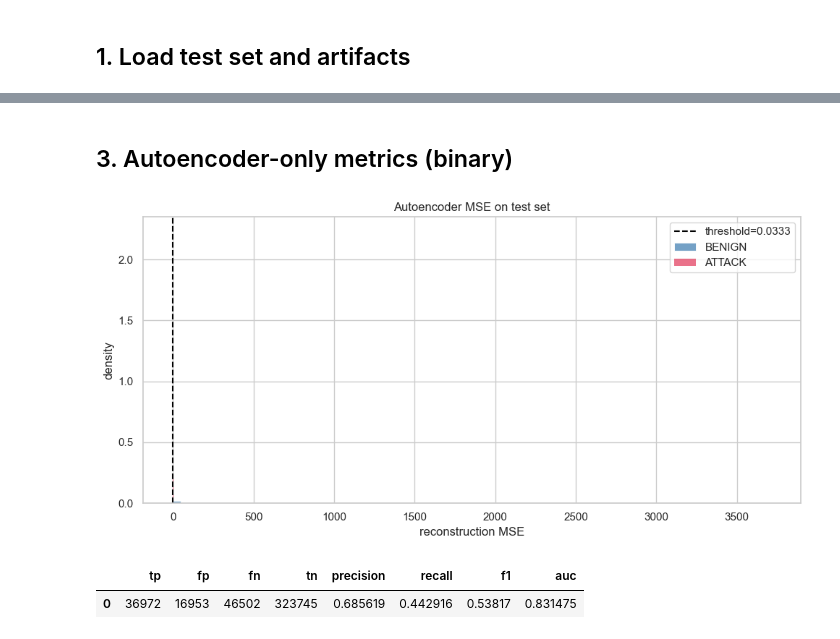
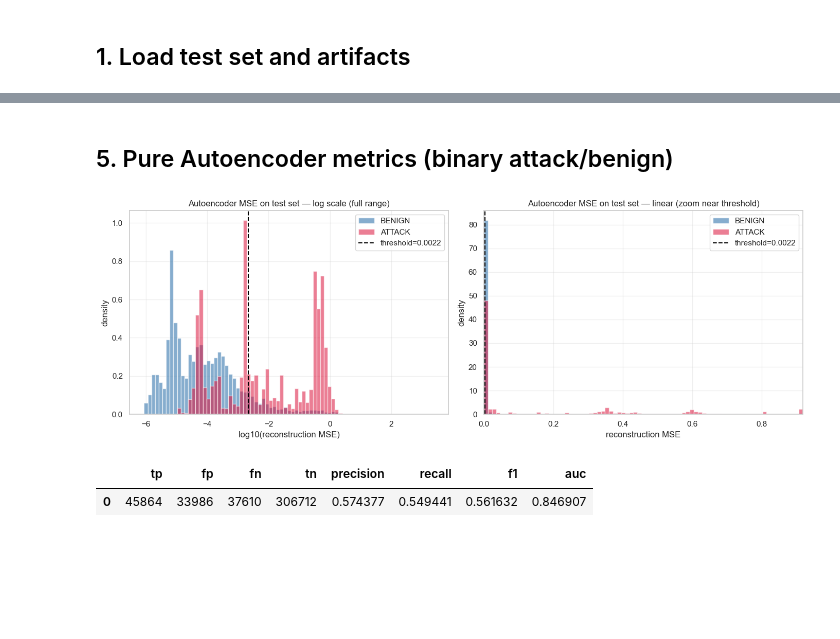
Before and after one commit to 7-lim/Smart_ids, a Jupyter notebook: notebooks/04_evaluation_and_comparison.ipynb, the cells around one changed output, grey strips where cells are left out. Saved outputs shown, nothing was run; the diff lists cells and outputs as text; code cells hidden in the pictures; blank space fills up the shorter version.

```diff
--- a/notebooks/04_evaluation_and_comparison.ipynb
+++ b/notebooks/04_evaluation_and_comparison.ipynb
@@ -82,19 +352,83 @@
 # %% [markdown]
-## 3. Autoencoder-only metrics (binary)
+## 5. Pure Autoencoder metrics (binary attack/benign)
 # %%
+def plot_reconstruction_error(err_benign, err_attack, threshold,
+                              title="Autoencoder reconstruction error"):
+    """Two-panel view of the reconstruction-error distribution.
+
+    Errors span many orders of magnitude (threshold ~1e-3, max ~10^3),
+    so a single linear plot collapses the useful region to one pixel.
+    Left panel: log10 distribution (full range, both classes visible).
+    Right panel: linear zoom near the threshold (decision boundary).
+    """
+    eps = 1e-12
+    lb = np.log10(np.clip(err_benign, eps, None))
+    la = np.log10(np.clip(err_attack, eps, None))
+    lt = np.log10(max(threshold, eps))
+
+    fig, axes = plt.subplots(1, 2, figsize=(14, 5))
+
+    bins_log = np.linspace(min(lb.min(), la.min()),
+                           max(lb.max(), la.max()), 80)
+    axes[0].hist(lb, bins=bins_log, density=True, alpha=0.65,
+                 color="steelblue", label="BENIGN")
+    axes[0].hist(la, bins=bins_log, density=True, alpha=0.55,
+                 color="crimson",   label="ATTACK")
+    axes[0].axvline(lt, color="black", ls="--",
+                    label=f"threshold={threshold:.4f}")
+    axes[0].set_xlabel("log10(reconstruction MSE)")
+    axes[0].set_ylabel("density")
+    axes[0].set_title(f"{title} — log scale (full range)")
+    axes[0].legend(); axes[0].grid(alpha=0.3)
+
+    upper = max(threshold * 25, float(np.percentile(err_benign, 99.5)))
+    bins_lin = np.linspace(0, upper, 80)
+    axes[1].hist(np.clip(err_benign, None, upper), bins=bins_lin,
+                 density=True, alpha=0.65, color="steelblue", label="BENIGN")
+    axes[1].hist(np.clip(err_attack, None, upper), bins=bins_lin,
+                 density=True, alpha=0.55, color="crimson",   label="ATTACK")
+    axes[1].axvline(threshold, color="black", ls="--",
+                    label=f"threshold={threshold:.4f}")
+    axes[1].set_xlim(0, upper)
+    axes[1].set_xlabel("reconstruction MSE")
+    axes[1].set_ylabel("density")
+    axes[1].set_title(f"{title} — linear (zoom near threshold)")
+    axes[1].legend(); axes[1].grid(alpha=0.3)
+
+    plt.tight_layout()
+
+
+def autoencoder_anomaly_metrics(err, y_is_attack, threshold):
+    """Binary metrics for the AE used as 'is this an attack at all?'."""
+    y_pred = (err > threshold).astype(int)
+    tp = int(((y_pred == 1) & (y_is_attack == 1)).sum())
+    fp = int(((y_pred == 1) & (y_is_attack == 0)).sum())
+    fn = int(((y_pred == 0) & (y_is_attack == 1)).sum())
+    tn = int(((y_pred == 0) & (y_is_attack == 0)).sum())
+    precision = tp / max(tp + fp, 1)
+    recall    = tp / max(tp + fn, 1)
+    f1        = 2 * precision * recall / max(precision + recall, 1e-9)
+    try:
+        auc = roc_auc_score(y_is_attack, err)
+    except ValueError:
+        auc = float("nan")
+    return {"tp": tp, "fp": fp, "fn": fn, "tn": tn,
+            "precision": precision, "recall": recall, "f1": f1, "auc": auc}
+
+
 recon = ae.predict(X, batch_size=4096, verbose=0)
 err = np.mean((X - recon) ** 2, axis=1)
 y_is_attack = (y_true != inv_map["BENIGN"]).astype(int)
 
 err_benign = err[y_is_attack == 0]
 err_attack = err[y_is_attack == 1]
 plot_reconstruction_error(err_benign, err_attack, ae_threshold,
                           title="Autoencoder MSE on test set")
 plt.show()
 
 ae_metrics = autoencoder_anomaly_metrics(err, y_is_attack, ae_threshold)
 pd.DataFrame([ae_metrics])
 # %% [output]
-[figure, old version]
+[figure, new version]
 |  | tp | fp | fn | tn | precision | recall | f1 | auc |
-| 0 | 36972 | 16953 | 46502 | 323745 | 0.685619 | 0.442916 | 0.53817 | 0.831475 |
+| 0 | 45864 | 33986 | 37610 | 306712 | 0.574377 | 0.549441 | 0.561632 | 0.846907 |
```
Also changed, not shown: parts of 29 cells of this notebook, 24 other files.
